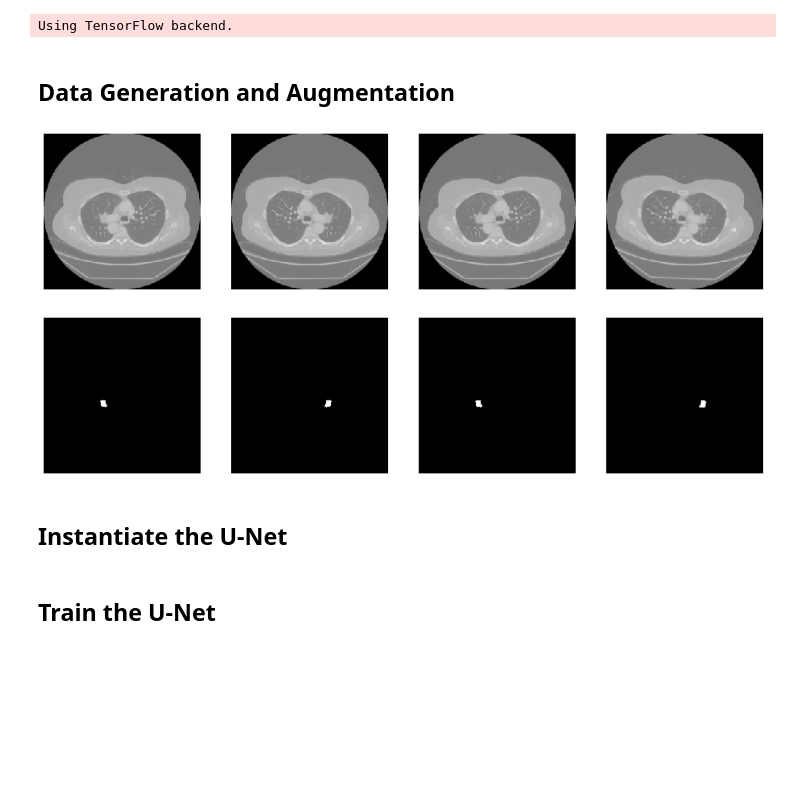
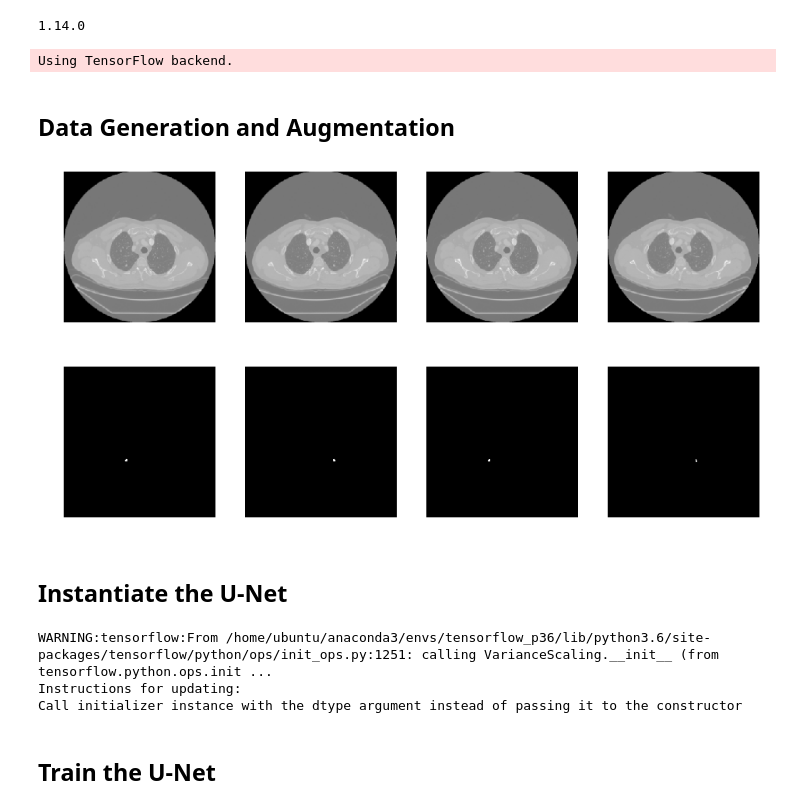
Before and after one commit to maggiebasta/lung-cancer-thesis, a Jupyter notebook: unet_2d/trainUnet.ipynb, the cells around one changed output. Cells and saved outputs as stored; diff of their text form; code cells hidden in the pictures; blank space fills up the shorter version.

```diff
--- a/unet_2d/trainUnet.ipynb
+++ b/unet_2d/trainUnet.ipynb
@@ -13,8 +13,10 @@ from tensorflow.keras.preprocessing.image import (
     img_to_array,
     load_img
 )
+print(tf.__version__)
 # %% [output]
-Using TensorFlow backend.
+1.14.0
+Using TensorFlow backend.
 # %%
 TRAIN_PATH = 'data/train/'
 XTRAIN_PATH = f'{TRAIN_PATH}/image'
@@ -90,17 +76,17 @@ test_generator = generator(
     label_generator_test
 )
 # %%
-show_augmentation('data/train/image/1.png', image_generator_train, n_rows=1)
-show_augmentation('data/train/label/1.png', label_generator_train, n_rows=1)
+show_augmentation('data/train/image/0.png', image_generator_train, n_rows=1)
+show_augmentation('data/train/label/0.png', label_generator_train, n_rows=1)
 # %% [output]
-[figure, old version]
+[figure, new version]
-[figure, old version]
+[figure, new version]
 # %% [markdown]
 ## Instantiate the U-Net
 # %%
 model = unet()
 model.compile(
-    optimizer = Adam(lr = 1e-4),
+    optimizer = Adam(lr = 1e-5),
     loss=dice_coef_loss,
     metrics = [
         'accuracy',
@@ -108,10 +94,14 @@ model.compile(
         tf.keras.metrics.Precision(),
         tf.keras.metrics.Recall(),
         tf.keras.metrics.TrueNegatives(),
-        metrics.TruePositives()
+        tf.keras.metrics.TruePositives()
     ]
 )
 model_checkpoint = ModelCheckpoint(MODEL_NAME, monitor='loss',verbose=1, save_best_only=True)
+# %% [output]
+WARNING:tensorflow:From /home/ubuntu/anaconda3/envs/tensorflow_p36/lib/python3.6/site-packages/tensorflow/python/ops/init_ops.py:1251: calling VarianceScaling.__init__ (from tensorflow.python.ops.init ...
+Instructions for updating:
+Call initializer instance with the dtype argument instead of passing it to the constructor
 # %% [markdown]
 ## Train the U-Net
 # %%
```
Also changed, not shown: parts of 5 cells of this notebook, 7 other files.
